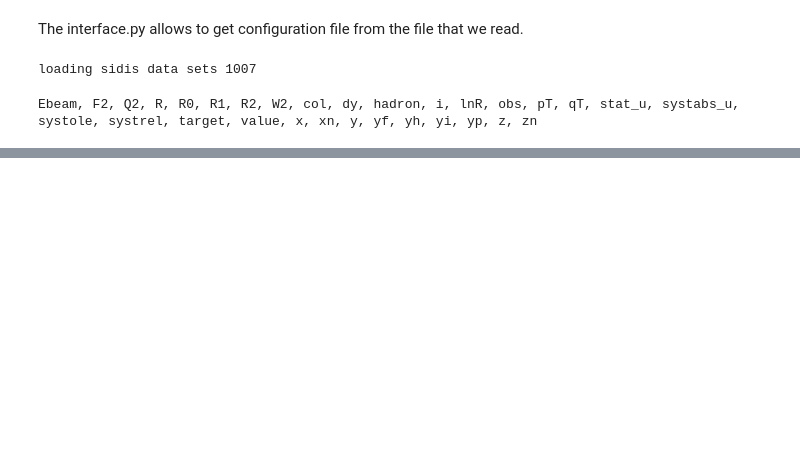
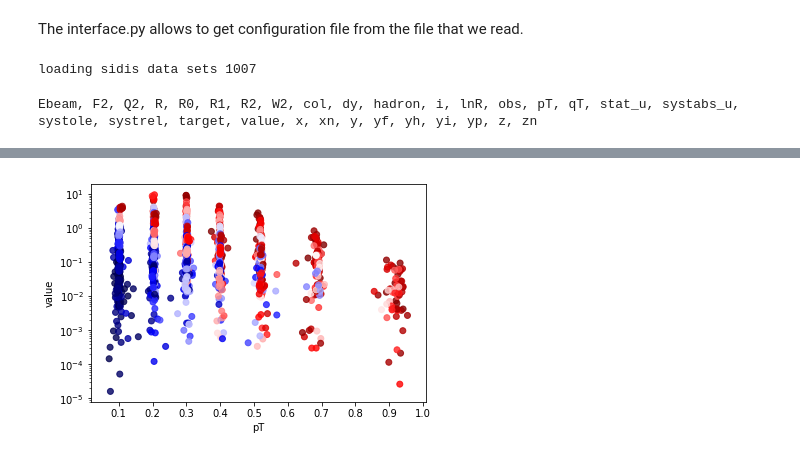
Before and after one commit to prokudin/collinearity, a Jupyter notebook: notebooks/HERMES_R0_R1_R2_function_PT.ipynb, the cells around one changed output, grey strips where cells are left out. Cells and saved outputs as stored; diff of their text form; code cells hidden in the pictures; blank space fills up the shorter version.

```diff
--- a/notebooks/HERMES_R0_R1_R2_function_PT.ipynb
+++ b/notebooks/HERMES_R0_R1_R2_function_PT.ipynb
@@ -107,26 +107,24 @@ def custom_label(label):
 def color_plot(data,vert_lab, hor_lab, cmap="plasma", alpha=1.0):
     vert = data[vert_lab].values
     hor = data[hor_lab].values
-
-    data_q = data["QCUT"]
-
+    dat["QCUT"] = (dat["qT"])**2/ (dat["Q2"])
+    data_q = dat["QCUT"]
     #colors = (data_q - min(data_q)) / (max(data_q) - min(data_q))  # XXX
 
     color_percentiles = partial(percentileofscore, data_q)
     colors = data_q.apply(color_percentiles)
 
     fig, ax = plt.subplots()
-
-    #ax.set_title(custom_label(vert_lab) + " vs. " + custom_label(hor_lab))
     ax.set_ylabel(custom_label(vert_lab))
     ax.set_xlabel(custom_label(hor_lab))
-
+    ax.set_xticks(np.arange(0,1.1,.1))
+    ax.set_yscale('log')
     ax.scatter(hor, vert, c=colors, cmap=plt.get_cmap(cmap), alpha=alpha)
 
     #heatmap = ax.pcolor(data_q, cmap=plt.get_cmap(cmap)) # heatmap
     #plt.colorbar(heatmap)
 
-    fig.tight_layout()
+    #fig.tight_layout()
 
     return fig, ax, vert, hor
 # %%
@@ -158,0 +177,8 @@ plt.show()
+# %%
+# Hermes plot using color_plot function found in HERMES_data_analysis.ipynb
+
+fig, ax, vert, hor = color_plot(dat,"value", "pT",cmap="seismic", alpha=0.8)
+
+plt.show()
+# %% [output]
+[figure, added]
```
Also changed, not shown: parts of 1 cell of this notebook.
